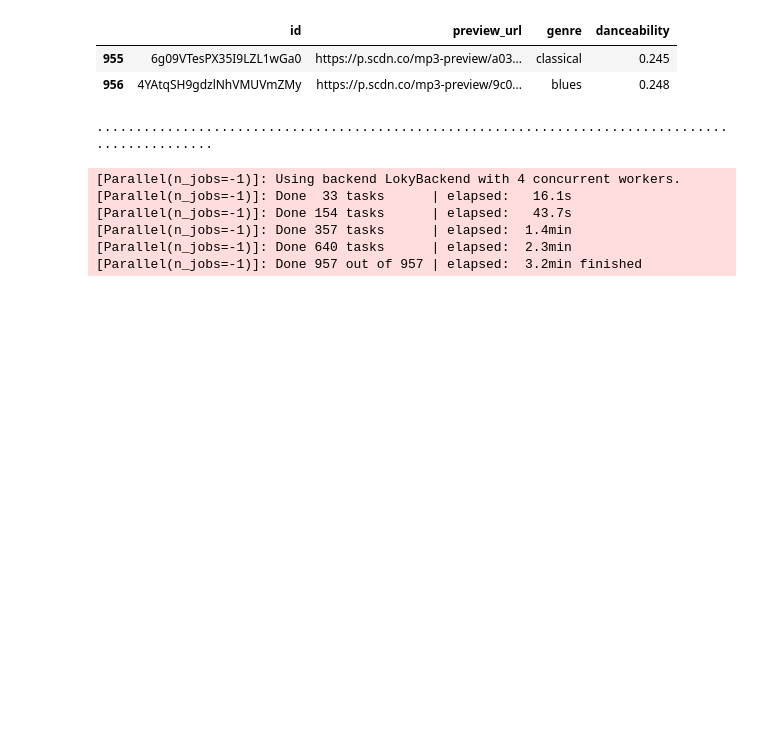
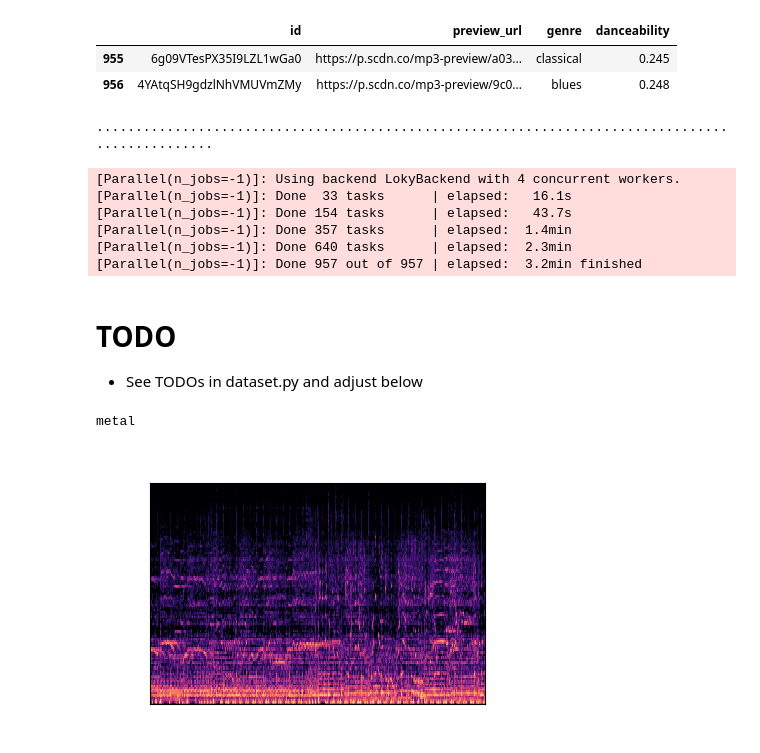
Before and after one commit to MadelineKelly196/Spectrofy, a Jupyter notebook: data_collection.ipynb, the cells around one changed output. Drawn from its saved outputs; the diff is of its cells as text; code cells hidden in the pictures; blank space fills up the shorter version.

Commit message:
Create dataset.py

```diff
--- a/data_collection.ipynb
+++ b/data_collection.ipynb
@@ -139,27 +139,19 @@ with Parallel(n_jobs=-1, verbose=2) as parallel:
 [Parallel(n_jobs=-1)]: Done 357 tasks      | elapsed:  1.4min
 [Parallel(n_jobs=-1)]: Done 640 tasks      | elapsed:  2.3min
 [Parallel(n_jobs=-1)]: Done 957 out of 957 | elapsed:  3.2min finished
-# %%
-from torch.utils.data import Dataset
-from PIL import Image
-
-class SpectrogramsDataset(Dataset):
-
-    def __init__(self, spec_dir, features_path, target='genre', transform=None):
-        self.spec_dir = spec_dir
-        self.features = pd.read_csv(features_path)[-2:] #TODO use all features after debugging
-        self.target = target
-        self.transform = transform
-
-    def __len__(self):
-        return len(self.features)
-
-    def __getitem__(self, i):
-        row = self.features.iloc[i]
-        spec_path = os.path.join(self.spec_dir, f"{row['id']}.png")
-        spec = Image.open(spec_path) #if ResourceWarning see torchvision.datasets.ImageFolder
-        spec = spec.convert('RGB') #as torchvision.datasets.ImageFolder
-        if self.transform:
-            spec = self.transform(spec)
-        label = row[self.target] #TODO if target=='genre' return class index instead (create self.classes as in ImageFolder)
-        return spec, label
+# %% [markdown]
+# TODO
+
+- See TODOs in dataset.py and adjust below
+# %%
+import importlib
+import dataset
+importlib.reload(dataset)
+from dataset import SpectrogramsDataset
+
+dataset = SpectrogramsDataset(spec_dir, features_path)
+print(dataset[0][1])
+dataset[0][0]
+# %% [output]
+metal
+[figure, added]
```
Also changed, not shown: 1 other file.
